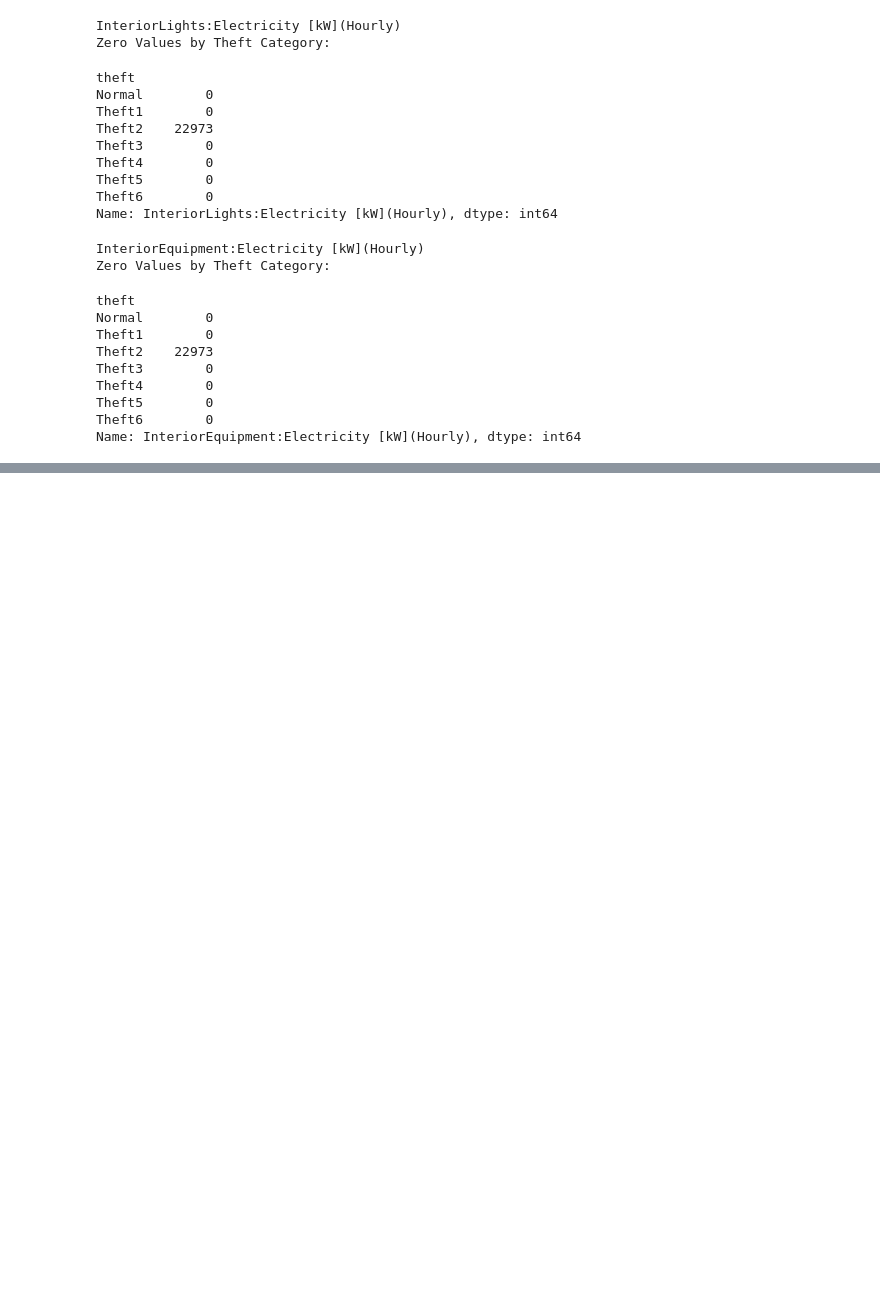
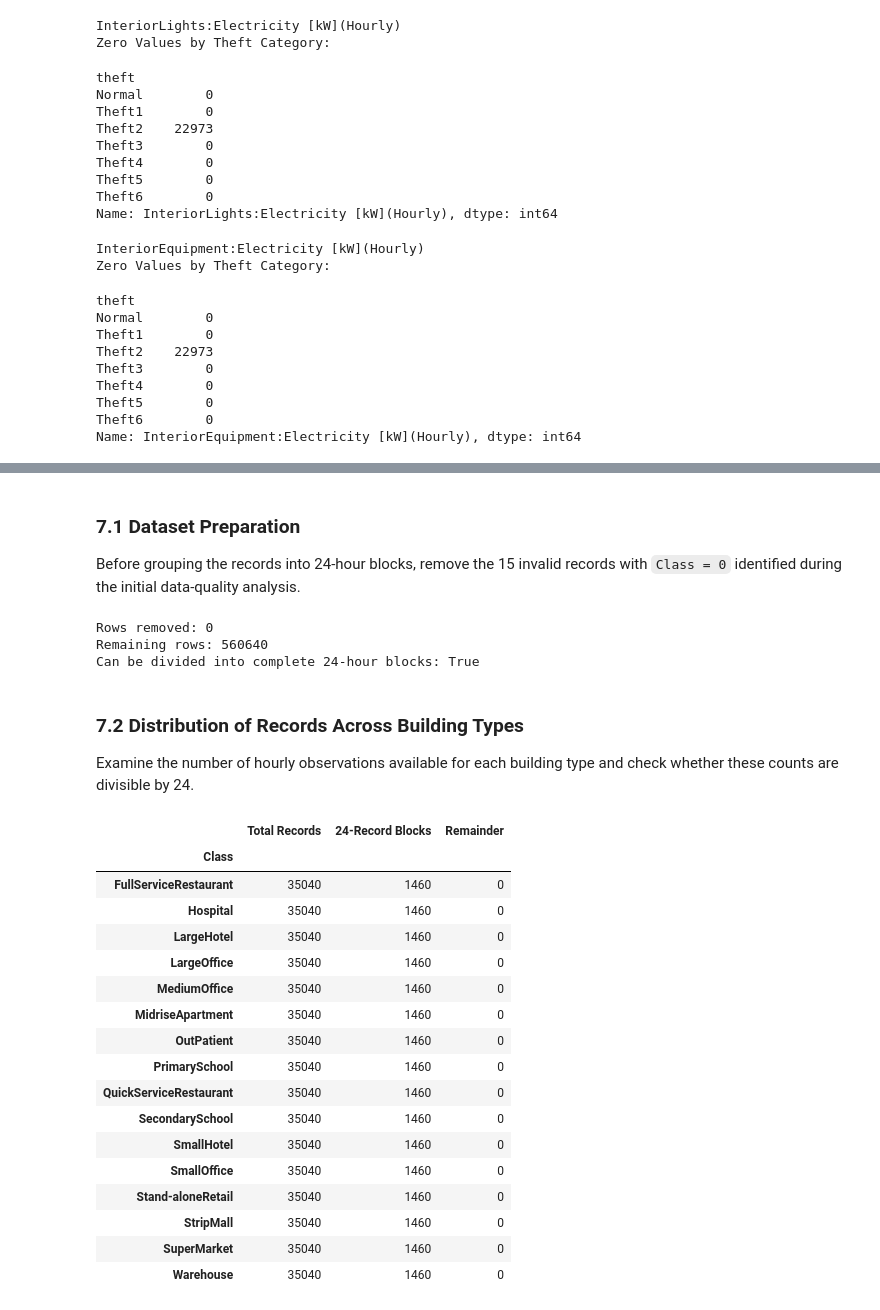
Before and after one commit to chokshihet/Electricity-Theft-Detection, a Jupyter notebook: notebooks/code.ipynb, the cells around one changed output, grey strips where cells are left out. Cells and saved outputs as stored; diff of their text form; code cells hidden in the pictures; blank space fills up the shorter version.

```diff
--- a/notebooks/code.ipynb
+++ b/notebooks/code.ipynb
@@ -301,0 +310,53 @@ Name: InteriorEquipment:Electricity [kW](Hourly), dtype: int64
+# %% [markdown]
+
+### 7.1 Dataset Preparation
+
+Before grouping the records into 24-hour blocks, remove the 15 invalid records with `Class = 0` identified during the initial data-quality analysis.
+# %%
+
+rows_before = len(df)
+
+df = df[df["Class"].astype(str).str.strip() != "0"].reset_index(drop=True)
+
+print("Rows removed:", rows_before - len(df))
+print("Remaining rows:", len(df))
+print("Can be divided into complete 24-hour blocks:", len(df) % 24 == 0)
+# %% [output]
+Rows removed: 0
+Remaining rows: 560640
+Can be divided into complete 24-hour blocks: True
+# %% [markdown]
+
+### 7.2 Distribution of Records Across Building Types
+
+Examine the number of hourly observations available for each building type and check whether these counts are divisible by 24.
+# %%
+
+records_per_class = df["Class"].value_counts().sort_index()
+
+class_summary = pd.DataFrame({
+    "Total Records": records_per_class,
+    "24-Record Blocks": records_per_class // 24,
+    "Remainder": records_per_class % 24
+})
+
+display(class_summary)
+# %% [output]
+|  | Total Records | 24-Record Blocks | Remainder |
+| Class |  |  |  |
+| FullServiceRestaurant | 35040 | 1460 | 0 |
+| Hospital | 35040 | 1460 | 0 |
+| LargeHotel | 35040 | 1460 | 0 |
+| LargeOffice | 35040 | 1460 | 0 |
+| MediumOffice | 35040 | 1460 | 0 |
+| MidriseApartment | 35040 | 1460 | 0 |
+| OutPatient | 35040 | 1460 | 0 |
+| PrimarySchool | 35040 | 1460 | 0 |
+| QuickServiceRestaurant | 35040 | 1460 | 0 |
+| SecondarySchool | 35040 | 1460 | 0 |
+| SmallHotel | 35040 | 1460 | 0 |
+| SmallOffice | 35040 | 1460 | 0 |
+| Stand-aloneRetail | 35040 | 1460 | 0 |
+| StripMall | 35040 | 1460 | 0 |
+| SuperMarket | 35040 | 1460 | 0 |
+| Warehouse | 35040 | 1460 | 0 |
```
Also changed, not shown: parts of 20 cells of this notebook.
